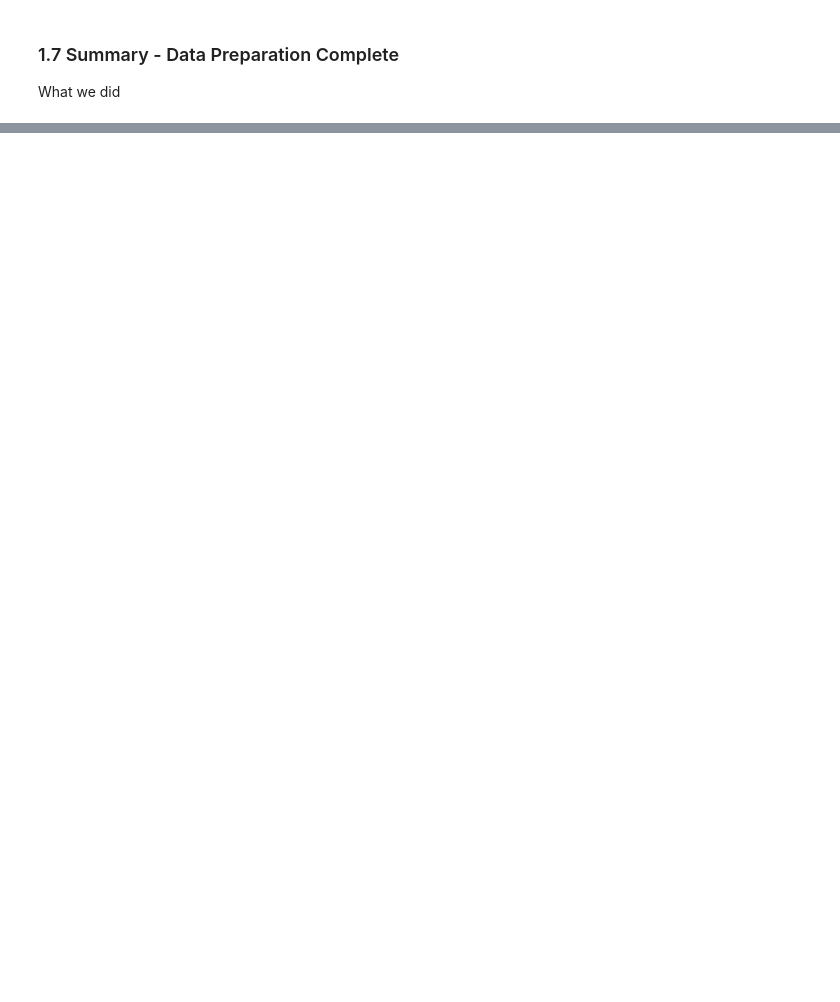
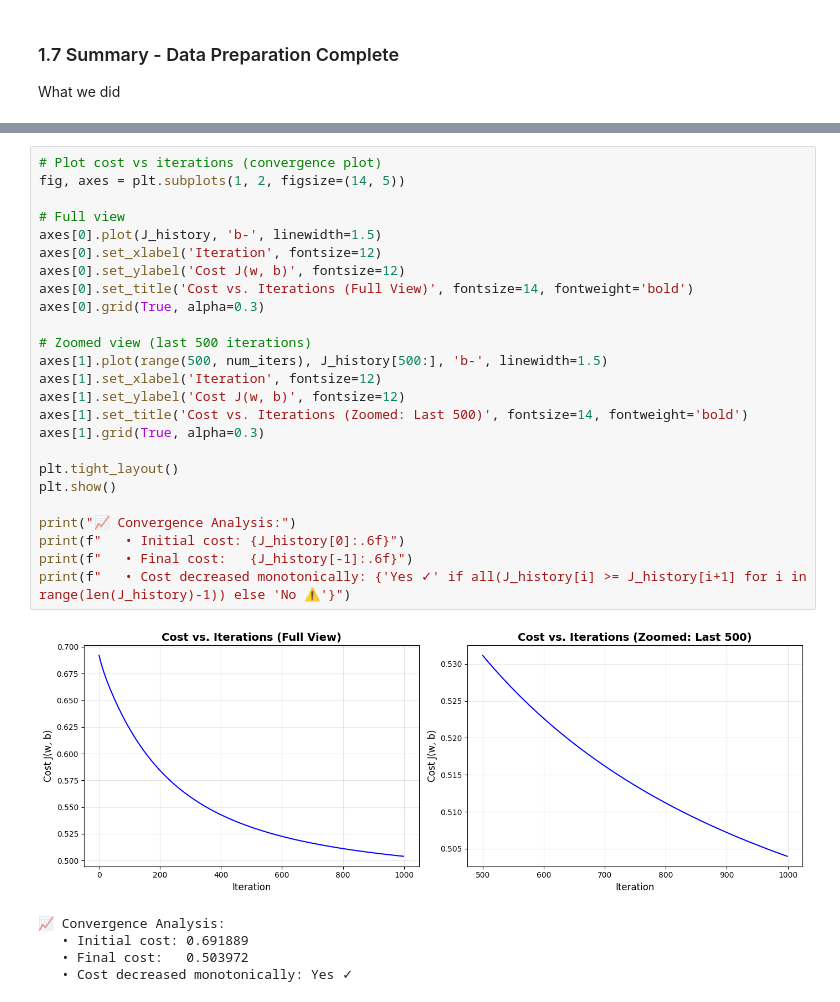
Before and after one commit to cris-eci/Logistic-Regression-Heart-Disease-Risk-Prediction, a Jupyter notebook: heart_disease_lr_analysis.ipynb, the cells around one changed output, grey strips where cells are left out. Drawn from its saved outputs; the diff is of its cells as text; blank space fills up the shorter version.

```diff
--- a/heart_disease_lr_analysis.ipynb
+++ b/heart_disease_lr_analysis.ipynb
@@ -442,0 +861,31 @@ Ready for model training!
+# %%
+# Plot cost vs iterations (convergence plot)
+fig, axes = plt.subplots(1, 2, figsize=(14, 5))
+
+# Full view
+axes[0].plot(J_history, 'b-', linewidth=1.5)
+axes[0].set_xlabel('Iteration', fontsize=12)
+axes[0].set_ylabel('Cost J(w, b)', fontsize=12)
+axes[0].set_title('Cost vs. Iterations (Full View)', fontsize=14, fontweight='bold')
+axes[0].grid(True, alpha=0.3)
+
+# Zoomed view (last 500 iterations)
+axes[1].plot(range(500, num_iters), J_history[500:], 'b-', linewidth=1.5)
+axes[1].set_xlabel('Iteration', fontsize=12)
+axes[1].set_ylabel('Cost J(w, b)', fontsize=12)
+axes[1].set_title('Cost vs. Iterations (Zoomed: Last 500)', fontsize=14, fontweight='bold')
+axes[1].grid(True, alpha=0.3)
+
+plt.tight_layout()
+plt.show()
+
+print("📈 Convergence Analysis:")
+print(f"   • Initial cost: {J_history[0]:.6f}")
+print(f"   • Final cost:   {J_history[-1]:.6f}")
+print(f"   • Cost decreased monotonically: {'Yes ✓' if all(J_history[i] >= J_history[i+1] for i in range(len(J_history)-1)) else 'No ⚠️'}")
+# %% [output]
+[figure, added]
+📈 Convergence Analysis:
+   • Initial cost: 0.691889
+   • Final cost:   0.503972
+   • Cost decreased monotonically: Yes ✓
```
Also changed, not shown: parts of 39 cells of this notebook.
